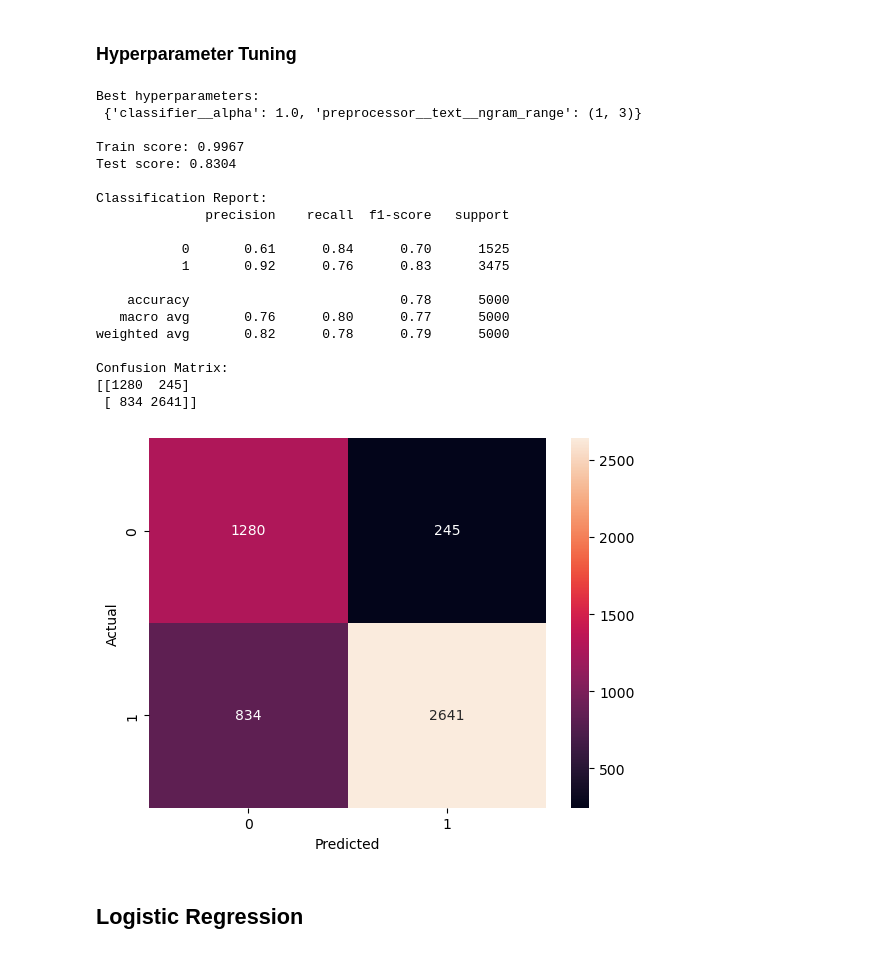
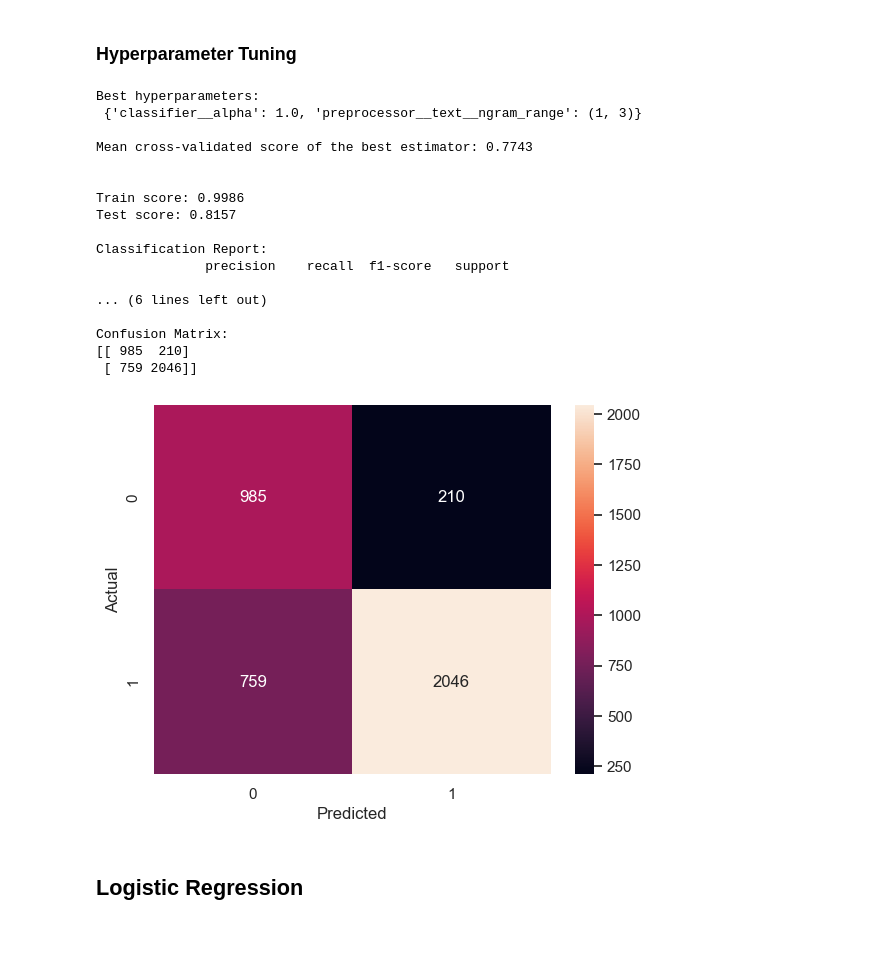
Before and after one commit to helenaglaring/AIML, a Jupyter notebook: AIML_drug_review.ipynb, the cells around one changed output. Saved outputs shown, nothing was run; the diff lists cells and outputs as text; code cells hidden in the pictures.

```diff
--- a/AIML_drug_review.ipynb
+++ b/AIML_drug_review.ipynb
@@ -1175,9 +1181,9 @@ The Test set size  (5000, 15)
 ## Train val test split
 
 # Initial train-test split (80% train, 20% test)
-X_train, X_test, y_train, y_test = train_test_split(X, y, test_size=0.2, random_state=42, stratify=y)
+X_trainval, X_test, y_trainval, y_test = train_test_split(X, y, test_size=0.2, random_state=42, stratify=y)
 
-print ("The train-val set size ", X_train.shape)
+print ("The train-val set size ", X_trainval.shape)
 print ("The test set size ", X_test.shape)
 # %% [output]
 The train-val set size  (16000, 15)
@@ -1185,7 +1191,7 @@ The test set size  (4000, 15)
 # %%
 # Second train-val split on remaining 80% of data to get validation set (60% train, 20% validation)
 # Stratify parameter is set to y_train to ensure that  class distribution is preserved in both training and validation sets.
-X_train, X_val, y_train, y_val = train_test_split(X_train, y_train, test_size=0.25, random_state=42, stratify=y_train)
+X_train, X_val, y_train, y_val = train_test_split(X_trainval, y_trainval, test_size=0.25, random_state=42, stratify=y_trainval)
 
 print ("The train set size ", X_train.shape)
 print ("The validation set size ", X_val.shape)
@@ -1488,37 +1512,35 @@ test_score_nb, train_score_nb, y_pred_nb = model_pipeline(model_nb, text_proc_nb
 # %%
 ## Using balanced dataset
 
 # Define hyperparameters to test
 params_nb = {
     'preprocessor__text__ngram_range': [(1,2), (1,3), (1,4), (2,2)],
     'classifier__alpha': [0.01, 0.1, 1.0]
 }
 
 # Metric used for training model performance
 metric = 'f1'
 
-test_score_nb, train_score_nb, y_pred_nb, grid_search_nb = tune_model(model_nb, metric, params_nb, text_proc_nb, num_proc_nb, _X_train=X_train_balanced, _X_test=X_test, _y_train=y_train_balanced, _y_test=y_test)
+test_score_nb, train_score_nb, y_pred_nb, grid_search_nb = tune_model(model_nb, metric, params_nb, text_proc_nb, num_proc_nb, _X_train=X_train_balanced, _X_test=X_val, _y_train=y_train_balanced, _y_test=y_val)
 # %% [output]
 Best hyperparameters:
  {'classifier__alpha': 1.0, 'preprocessor__text__ngram_range': (1, 3)}
 
-Train score: 0.9967
-Test score: 0.8304
+Mean cross-validated score of the best estimator: 0.7743
+
+
+Train score: 0.9986
+Test score: 0.8157
 
 Classification Report:
               precision    recall  f1-score   support
 
-           0       0.61      0.84      0.70      1525
-           1       0.92      0.76      0.83      3475
-
-    accuracy                           0.78      5000
-   macro avg       0.76      0.80      0.77      5000
-weighted avg       0.82      0.78      0.79      5000
+... (6 lines left out)
 
 Confusion Matrix:
-[[1280  245]
- [ 834 2641]]
+[[ 985  210]
+ [ 759 2046]]
-[figure, old version]
+[figure, new version]
 # %% [markdown]
 ## Logistic Regression
 # %% [markdown]
```
Also changed, not shown: parts of 8 cells of this notebook.
